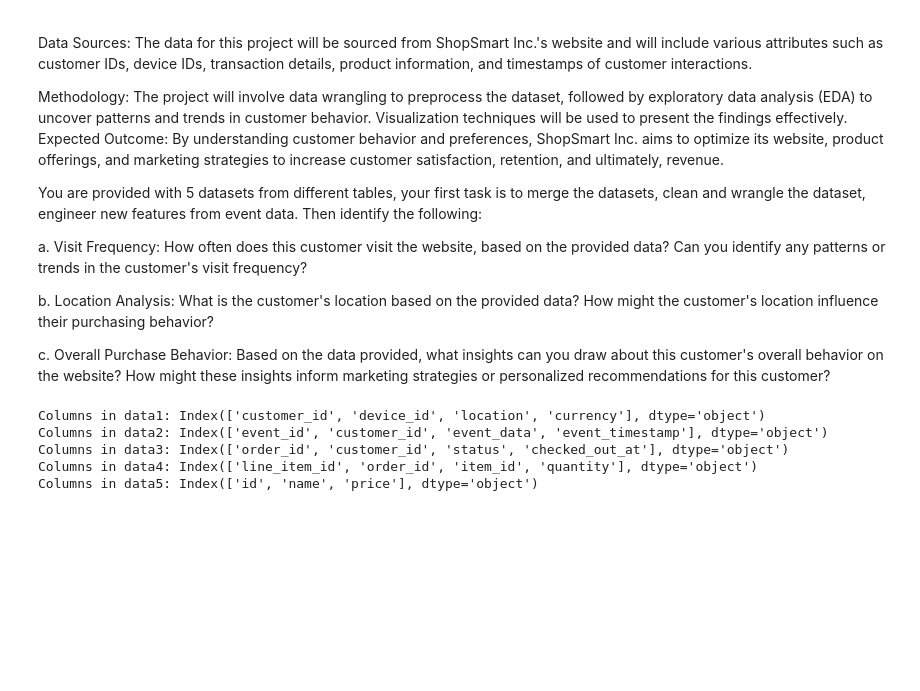
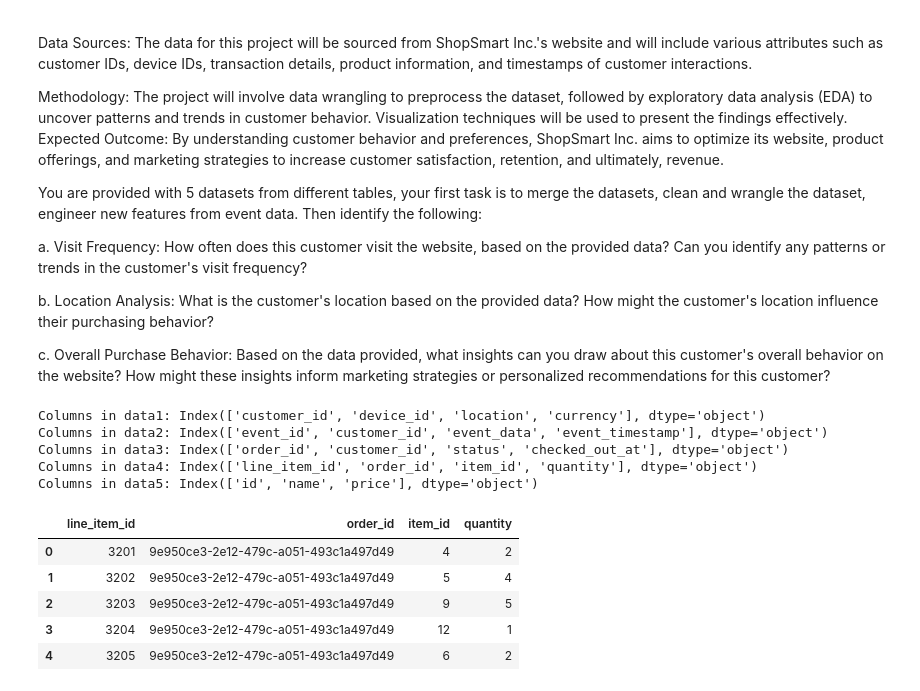
Before and after one commit to Niklauzi/altschool-sod-second-semester-project, a Jupyter notebook: project-solution.ipynb, the cells around one changed output. Drawn from its saved outputs; the diff is of its cells as text; code cells hidden in the pictures; blank space fills up the shorter version.

```diff
--- a/project-solution.ipynb
+++ b/project-solution.ipynb
@@ -33,9 +33,9 @@ import pandas as pd
 import matplotlib.pyplot as plt
 import seaborn as sns
 # %%
-data1 = pd.read_csv(r'C:\Users\KLAUS\Desktop\JUPYTER\altschool-sod-second-semester-project\datasets\customers.csv')
-data2 = pd.read_csv(r'C:\Users\KLAUS\Desktop\JUPYTER\altschool-sod-second-semester-project\datasets\events.csv')
-data3 = pd.read_csv(r'C:\Users\KLAUS\Desktop\JUPYTER\altschool-sod-second-semester-project\datasets\orders.csv')
-data4 = pd.read_csv(r'C:\Users\KLAUS\Desktop\JUPYTER\altschool-sod-second-semester-project\datasets\line_items.csv')
-data5 = pd.read_csv(r'C:\Users\KLAUS\Desktop\JUPYTER\altschool-sod-second-semester-project\datasets\products.csv')
+customers_df = pd.read_csv(r'C:\Users\KLAUS\Desktop\JUPYTER\altschool-sod-second-semester-project\datasets\customers.csv')
+events_df = pd.read_csv(r'C:\Users\KLAUS\Desktop\JUPYTER\altschool-sod-second-semester-project\datasets\events.csv')
+orders_df = pd.read_csv(r'C:\Users\KLAUS\Desktop\JUPYTER\altschool-sod-second-semester-project\datasets\orders.csv')
+line_items_df = pd.read_csv(r'C:\Users\KLAUS\Desktop\JUPYTER\altschool-sod-second-semester-project\datasets\line_items.csv')
+products_df = pd.read_csv(r'C:\Users\KLAUS\Desktop\JUPYTER\altschool-sod-second-semester-project\datasets\products.csv')
 # %%
@@ -50,3 +50,12 @@ Columns in data2: Index(['event_id', 'customer_id', 'event_data', 'event_timesta
 Columns in data3: Index(['order_id', 'customer_id', 'status', 'checked_out_at'], dtype='object')
 Columns in data4: Index(['line_item_id', 'order_id', 'item_id', 'quantity'], dtype='object')
 Columns in data5: Index(['id', 'name', 'price'], dtype='object')
+# %%
+line_items_df.head()
+# %% [output]
+|  | line_item_id | order_id | item_id | quantity |
+| 0 | 3201 | 9e950ce3-2e12-479c-a051-493c1a497d49 | 4 | 2 |
+| 1 | 3202 | 9e950ce3-2e12-479c-a051-493c1a497d49 | 5 | 4 |
+| 2 | 3203 | 9e950ce3-2e12-479c-a051-493c1a497d49 | 9 | 5 |
+| 3 | 3204 | 9e950ce3-2e12-479c-a051-493c1a497d49 | 12 | 1 |
+| 4 | 3205 | 9e950ce3-2e12-479c-a051-493c1a497d49 | 6 | 2 |
```
Also changed, not shown: parts of 50 cells of this notebook, 5 other files.
